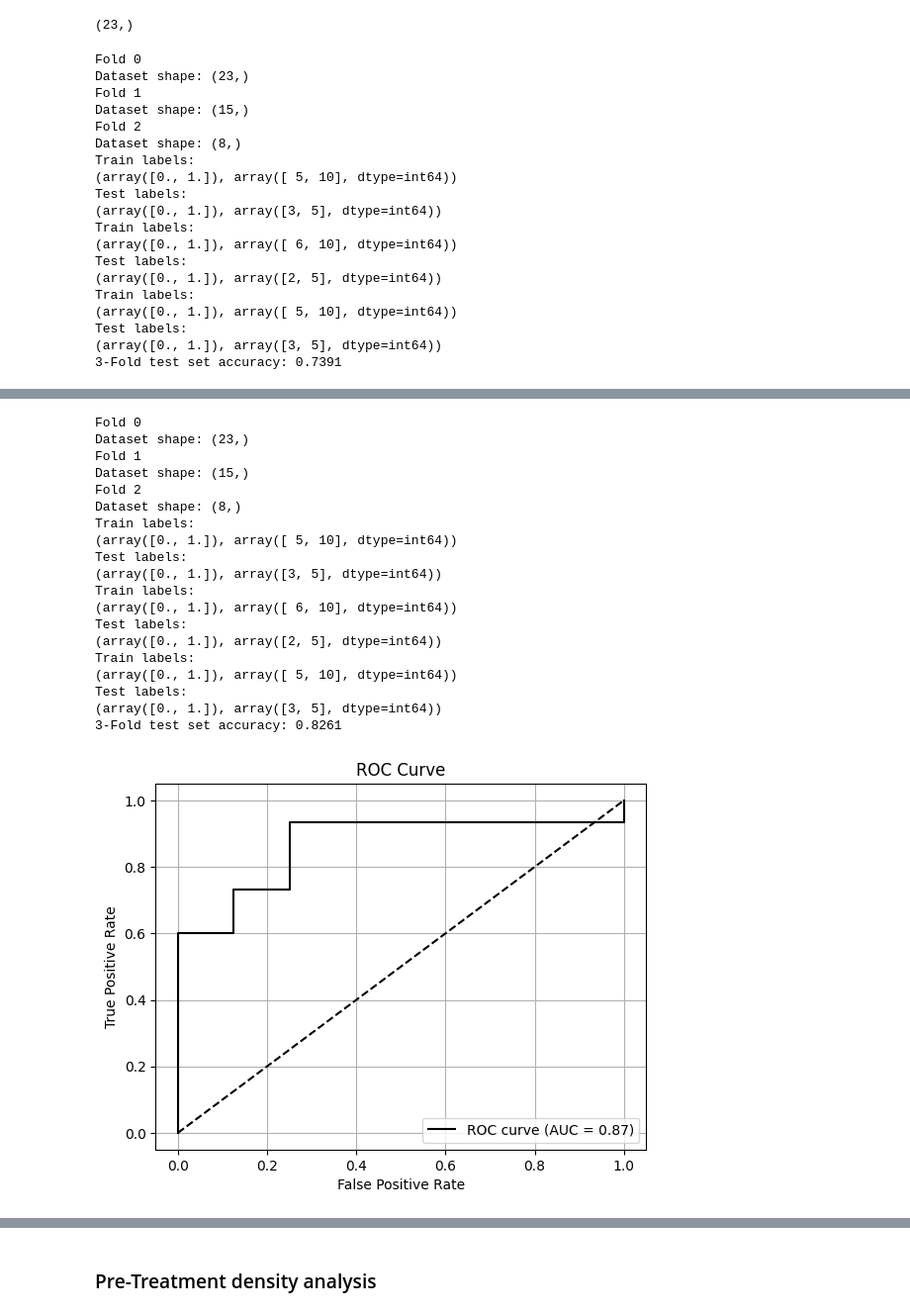
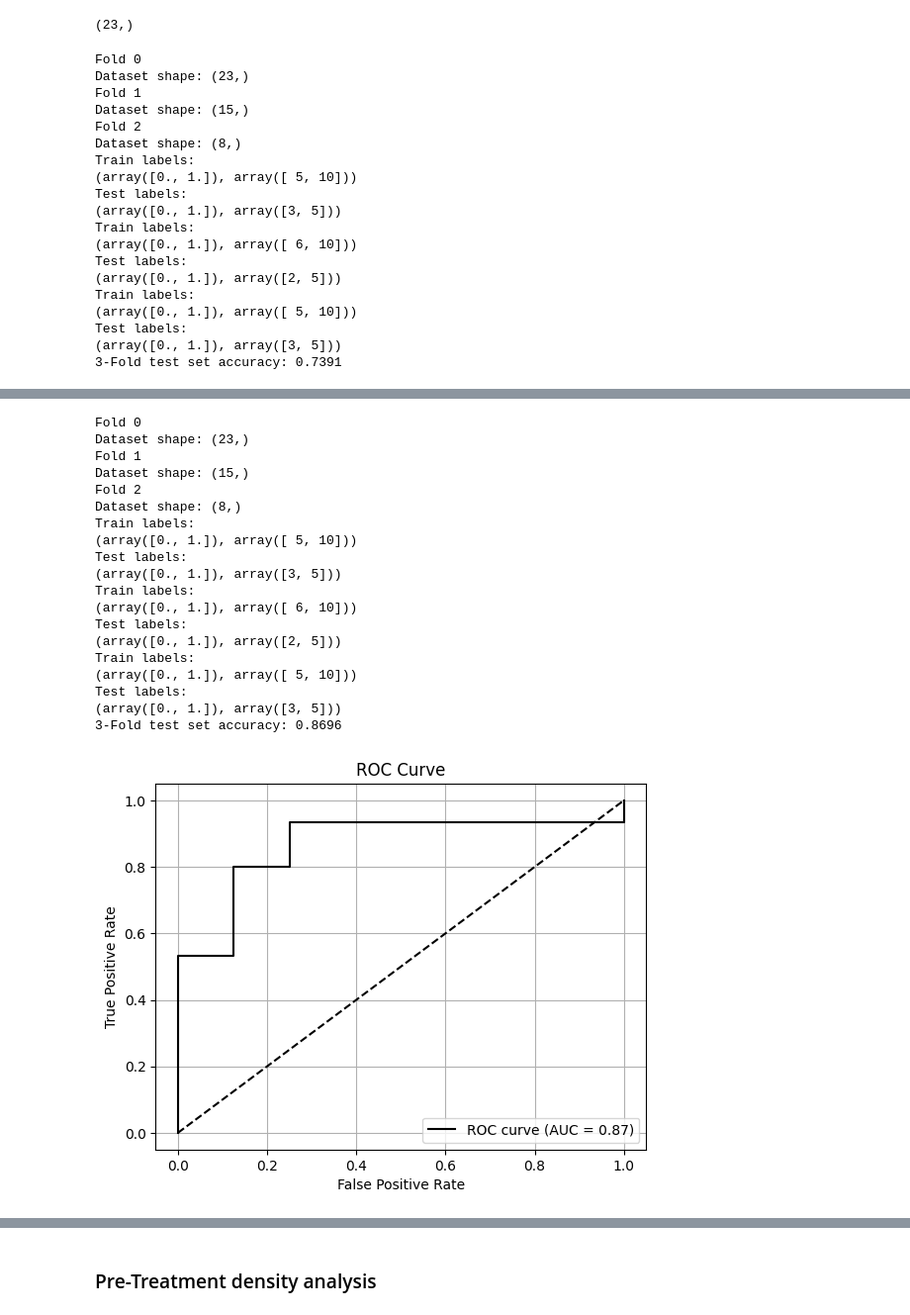
Before and after one commit to Huang-AI4Medicine-Lab/cscc_mif_analysis, a Jupyter notebook: density_analyses.ipynb, the cells around one changed output, grey strips where cells are left out. Shown at 99% size. Saved outputs shown, nothing was run; the diff lists cells and outputs as text; code cells hidden in the pictures.

```diff
--- a/density_analyses.ipynb
+++ b/density_analyses.ipynb
@@ -293,7 +237,8 @@ cell_feature_set = [cell_type for cell_type in wsi_density_frame.columns.tolist(
 # top_feature_names = ['CD68+CD163+PDL1+', 'MHCII+CD11c+', 'CD68+PDL1+', 'CD20+', 'CD8+']
 # top_feature_names = ['CD68+CD163+PDL1+', 'MHCII+CD11c+', 'CD20+', 'CD8+', 'CD68+CD163+']
 
-top_feature_names = ['CD68+CD163+PDL1+', 'MHCII+CD11c+', 'CD20+', 'CD8+', 'CD68+']
+top_feature_names = ['CD68+CD163+PDL1+', 'MHCII+CD11c+', 'CD20+', 'CD68+', 'CD68+PDL1+']
+
 
 feature_lists = [cell_feature_set, top_feature_names]
 feature_set_names = ['combined', 'top_5']
@@ -401,44 +346,44 @@ for feature_set_index, feature_set in enumerate(feature_lists):
     plt.grid(False)
     plt.show()
 # %% [output]
 Fold 0
 Dataset shape: (23,)
 Fold 1
 Dataset shape: (15,)
 Fold 2
 Dataset shape: (8,)
 Train labels:
-(array([0., 1.]), array([ 5, 10], dtype=int64))
+(array([0., 1.]), array([ 5, 10]))
 Test labels:
-(array([0., 1.]), array([3, 5], dtype=int64))
+(array([0., 1.]), array([3, 5]))
 Train labels:
-(array([0., 1.]), array([ 6, 10], dtype=int64))
+(array([0., 1.]), array([ 6, 10]))
 Test labels:
-(array([0., 1.]), array([2, 5], dtype=int64))
+(array([0., 1.]), array([2, 5]))
 Train labels:
-(array([0., 1.]), array([ 5, 10], dtype=int64))
+(array([0., 1.]), array([ 5, 10]))
 Test labels:
-(array([0., 1.]), array([3, 5], dtype=int64))
+(array([0., 1.]), array([3, 5]))
 3-Fold test set accuracy: 0.7391
 [figure]
 [figure]
 Fold 0
 Dataset shape: (23,)
 Fold 1
 Dataset shape: (15,)
 Fold 2
 Dataset shape: (8,)
 Train labels:
-(array([0., 1.]), array([ 5, 10], dtype=int64))
+(array([0., 1.]), array([ 5, 10]))
 Test labels:
-(array([0., 1.]), array([3, 5], dtype=int64))
+(array([0., 1.]), array([3, 5]))
 Train labels:
-(array([0., 1.]), array([ 6, 10], dtype=int64))
+(array([0., 1.]), array([ 6, 10]))
 Test labels:
-(array([0., 1.]), array([2, 5], dtype=int64))
+(array([0., 1.]), array([2, 5]))
 Train labels:
-(array([0., 1.]), array([ 5, 10], dtype=int64))
+(array([0., 1.]), array([ 5, 10]))
 Test labels:
-(array([0., 1.]), array([3, 5], dtype=int64))
-3-Fold test set accuracy: 0.8261
+(array([0., 1.]), array([3, 5]))
+3-Fold test set accuracy: 0.8696
-[figure, old version]
+[figure, new version]
```
Also changed, not shown: parts of 14 cells of this notebook, 2 other files.
